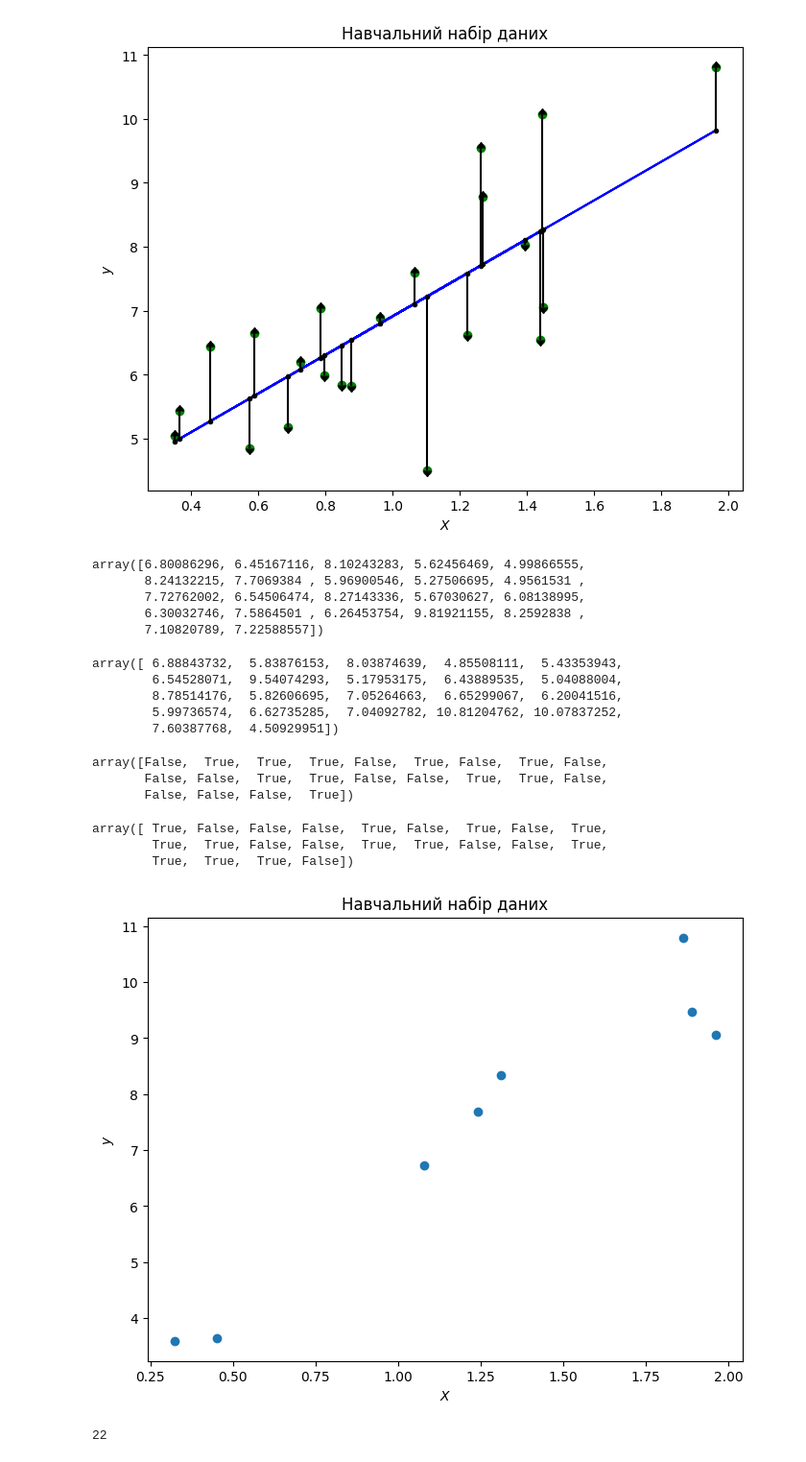
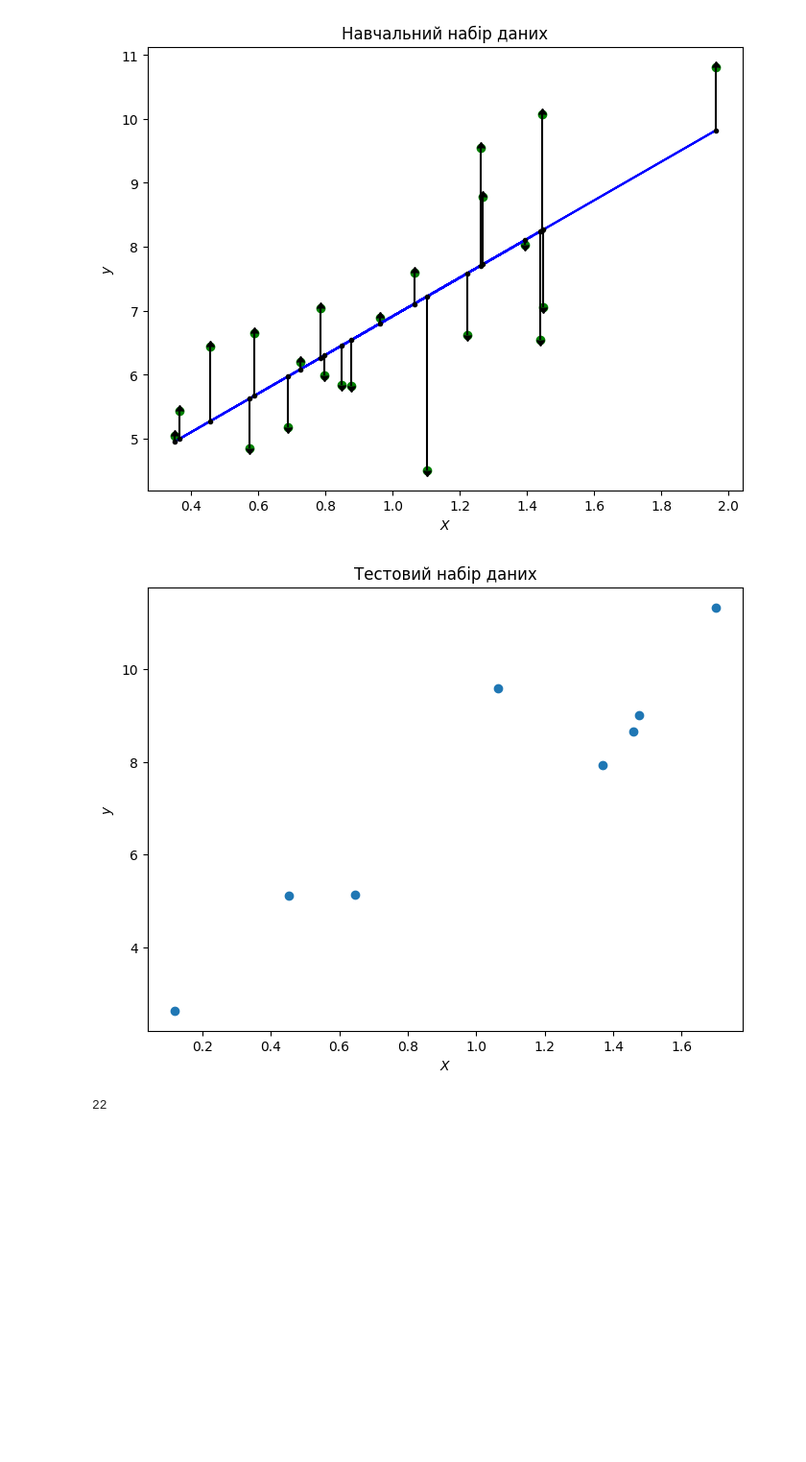
Before and after one commit to YKochura/ai-lab, a Jupyter notebook: linear-regression/linear_regression.ipynb, the cells around one changed output. Shown at 96% size. Drawn from its saved outputs; the diff is of its cells as text; code cells hidden in the pictures; blank space fills up the shorter version.

```diff
--- a/linear-regression/linear_regression.ipynb
+++ b/linear-regression/linear_regression.ipynb
@@ -135,19 +131,3 @@ plt.ylabel("$y$")
 plt.show()
 # %% [output]
 [figure]
-# %%
-poly1d_fn(X_train[:,0])
-# %% [output]
-array([6.80086296, 6.45167116, 8.10243283, 5.62456469, 4.99866555,
-       8.24132215, 7.7069384 , 5.96900546, 5.27506695, 4.9561531 ,
-       7.72762002, 6.54506474, 8.27143336, 5.67030627, 6.08138995,
-       6.30032746, 7.5864501 , 6.26453754, 9.81921155, 8.2592838 ,
-       7.10820789, 7.22588557])
-# %%
- y_train[:,0]
-# %% [output]
-array([ 6.88843732,  5.83876153,  8.03874639,  4.85508111,  5.43353943,
-        6.54528071,  9.54074293,  5.17953175,  6.43889535,  5.04088004,
-        8.78514176,  5.82606695,  7.05264663,  6.65299067,  6.20041516,
-        5.99736574,  6.62735285,  7.04092782, 10.81204762, 10.07837252,
-        7.60387768,  4.50929951])
@@ -156,25 +134,12 @@ up = poly1d_fn(X_train[:,0]) - y_train[:,0] > 0
-# %%
-up
-# %% [output]
-array([False,  True,  True,  True, False,  True, False,  True, False,
-       False, False,  True,  True, False, False,  True,  True, False,
-       False, False, False,  True])
-# %%
-low= poly1d_fn(X_train[:,0]) - y_train[:,0] < 0
-low
-# %% [output]
-array([ True, False, False, False,  True, False,  True, False,  True,
-        True,  True, False, False,  True,  True, False, False,  True,
-        True,  True,  True, False])
 # %%
 fig = plt.figure(figsize=(8,6))
-plt.scatter(X_test, y_train)
-plt.title("Навчальний набір даних")
+plt.scatter(X_test, y_test)
+plt.title("Тестовий набір даних")
 plt.xlabel("$X$")
 plt.ylabel("$y$")
 plt.show()
 # %% [output]
-[figure, old version]
+[figure, new version]
 # %%
 n_samples, m_features = X_train.shape
 # %%
```
Also changed, not shown: parts of 4 cells of this notebook.
